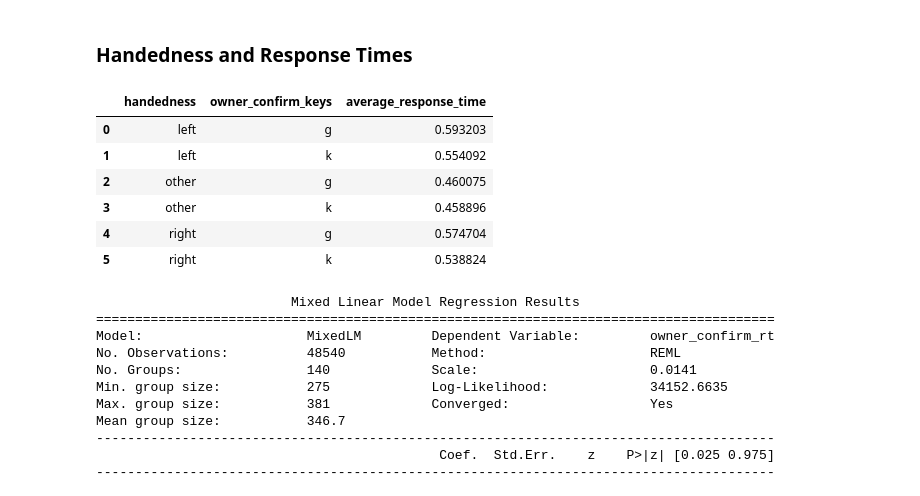
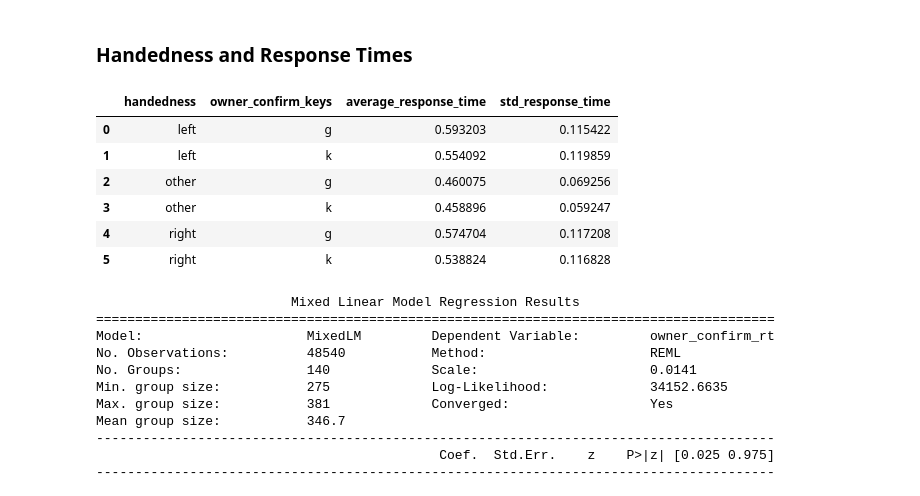
Before and after one commit to anjaghub/master_thesis, a Jupyter notebook: analysis.ipynb, the cells around one changed output. Drawn from its saved outputs; the diff is of its cells as text; code cells hidden in the pictures.

```diff
--- a/analysis.ipynb
+++ b/analysis.ipynb
@@ -562,21 +579,23 @@ Expected frequencies:
 # %%
 # Is the reaction time of outcome attribution related to handedness and answer key? E.g., are right handed people faster responding to 'keep' than 'give'
 rt_by_confirm_keys = data.groupby(['participant', 'owner_confirm_keys']).agg(
     average_response_time=('owner_confirm_rt', 'mean'),
-    median_response_time=('owner_confirm_rt', 'median')).reset_index()
+    median_response_time=('owner_confirm_rt', 'median'),
+    std_response_time=('owner_confirm_rt', 'std')
+    ).reset_index()
 
 # Merge handedenss of participants
 rt_by_confirm_keys = rt_by_confirm_keys.merge(survey_data[['participant', 'handedness']], on='participant', how='left')
 
-rt_by_confirm_keys.groupby(['handedness','owner_confirm_keys']).agg(average_response_time=('average_response_time', 'mean')).reset_index()
+rt_by_confirm_keys.groupby(['handedness','owner_confirm_keys']).agg(average_response_time=('average_response_time', 'mean'),std_response_time=('std_response_time', 'mean')).reset_index()
 # %% [output]
-|  | handedness | owner_confirm_keys | average_response_time |
-| 0 | left | g | 0.593203 |
-| 1 | left | k | 0.554092 |
-| 2 | other | g | 0.460075 |
-| 3 | other | k | 0.458896 |
-| 4 | right | g | 0.574704 |
-| 5 | right | k | 0.538824 |
+|  | handedness | owner_confirm_keys | average_response_time | std_response_time |
+| 0 | left | g | 0.593203 | 0.115422 |
+| 1 | left | k | 0.554092 | 0.119859 |
+| 2 | other | g | 0.460075 | 0.069256 |
+| 3 | other | k | 0.458896 | 0.059247 |
+| 4 | right | g | 0.574704 | 0.117208 |
+| 5 | right | k | 0.538824 | 0.116828 |
 # %%
 # Statistic test
 # Sort out other handedness
```
Also changed, not shown: parts of 9 cells of this notebook, 1 other file.
